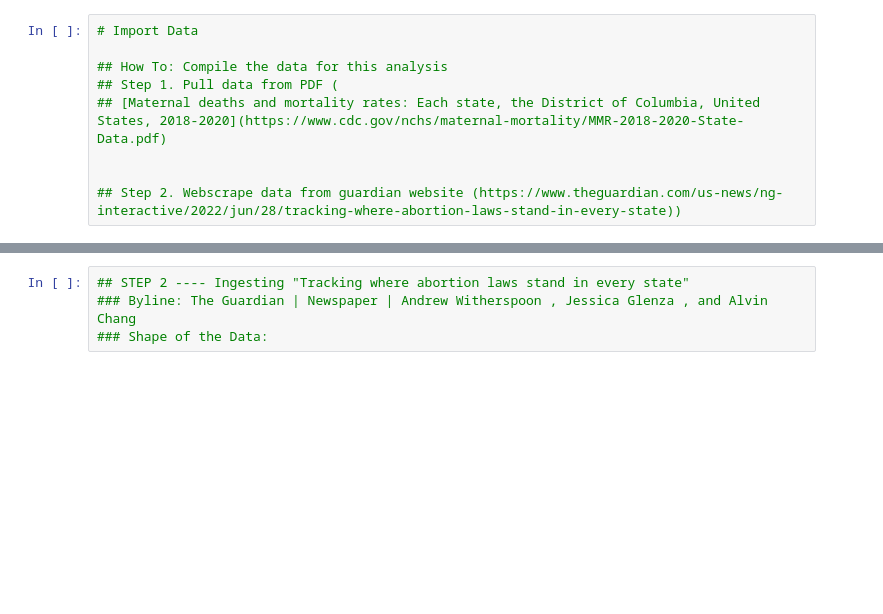
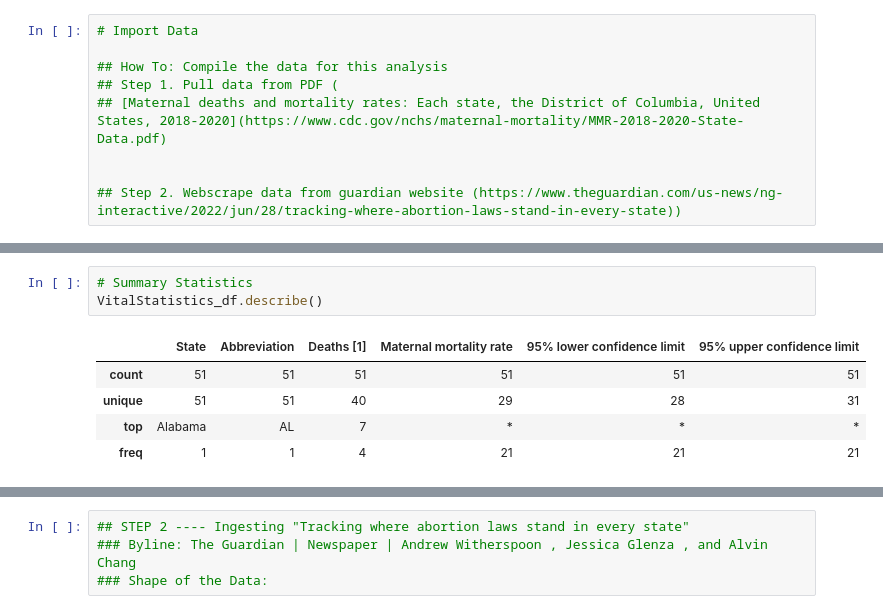
Before and after one commit to TuckerRasbury/00_MaternalMortalityandAbortionRelatedStatistics, a Jupyter notebook: # 01. Data Wrangling Public Datasets for a Cause/01_DataWrangling_PublicData.ipynb, the cells around one changed output, grey strips where cells are left out. Cells and saved outputs as stored; diff of their text form; blank space fills up the shorter version.

```diff
--- a/# 01. Data Wrangling Public Datasets for a Cause/01_DataWrangling_PublicData.ipynb
+++ b/# 01. Data Wrangling Public Datasets for a Cause/01_DataWrangling_PublicData.ipynb
@@ -201,3 +177,12 @@ VitalStatistics_df
 | 49 | West Virginia | WV | 12 | * | * | * |
 | 50 | Wisconsin | WI | 17 | * | * | * |
 | 51 | Wyoming | WY | 3 | * | * | * |
+# %%
+# Summary Statistics
+VitalStatistics_df.describe()
+# %% [output]
+|  | State | Abbreviation | Deaths [1] | Maternal mortality rate | 95% lower confidence limit | 95% upper confidence limit |
+| count | 51 | 51 | 51 | 51 | 51 | 51 |
+| unique | 51 | 51 | 40 | 29 | 28 | 31 |
+| top | Alabama | AL | 7 | * | * | * |
+| freq | 1 | 1 | 4 | 21 | 21 | 21 |
```
Also changed, not shown: parts of 9 cells of this notebook.
